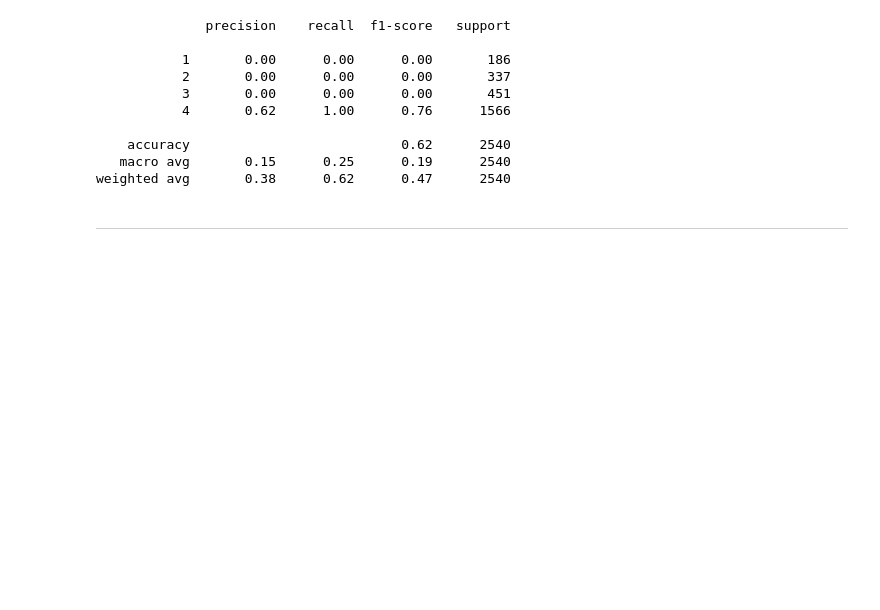
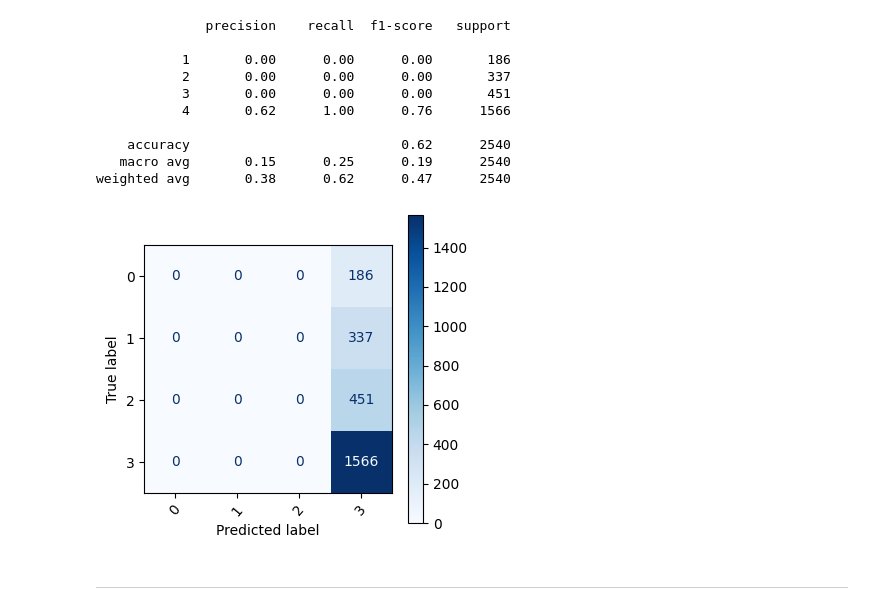
Before and after one commit to RajaHussnain/Predict-the-relevance-of-search-in-search-engine, a Jupyter notebook: RandomForest.ipynb, the cells around one changed output. Cells and saved outputs as stored; diff of their text form; code cells hidden in the pictures; blank space fills up the shorter version.

```diff
--- a/RandomForest.ipynb
+++ b/RandomForest.ipynb
@@ -152,6 +193,19 @@ print(classification_report(test_data['median_relevance'], t_labels_rf_df))
     accuracy                           0.62      2540
    macro avg       0.15      0.25      0.19      2540
 weighted avg       0.38      0.62      0.47      2540
+# %%
+orignal = pd.to_numeric(test_df[2])
+# %%
+# plot the confusion matrix
+rf_cm = confusion_matrix(orignal, t_labels_rf_df)
+rf_disp = ConfusionMatrixDisplay(confusion_matrix=rf_cm)
+
+rf_disp.plot(cmap=plt.cm.Blues)
+rf_disp.figure_.set_size_inches(4,4)
+plt.xticks(rotation=50)
+plt.show()
+# %% [output]
+[figure, added]
 # %% [markdown]
 
 
```
Also changed, not shown: parts of 7 cells of this notebook, 5 other files.
